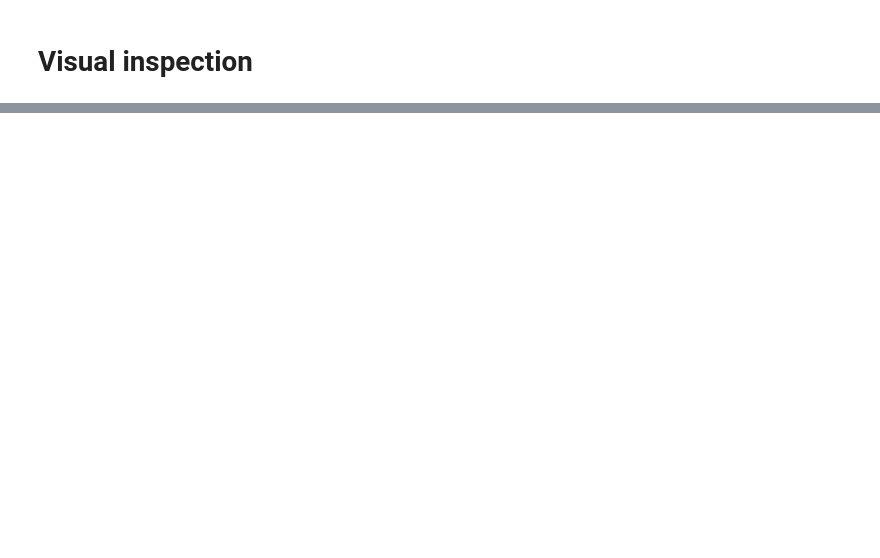
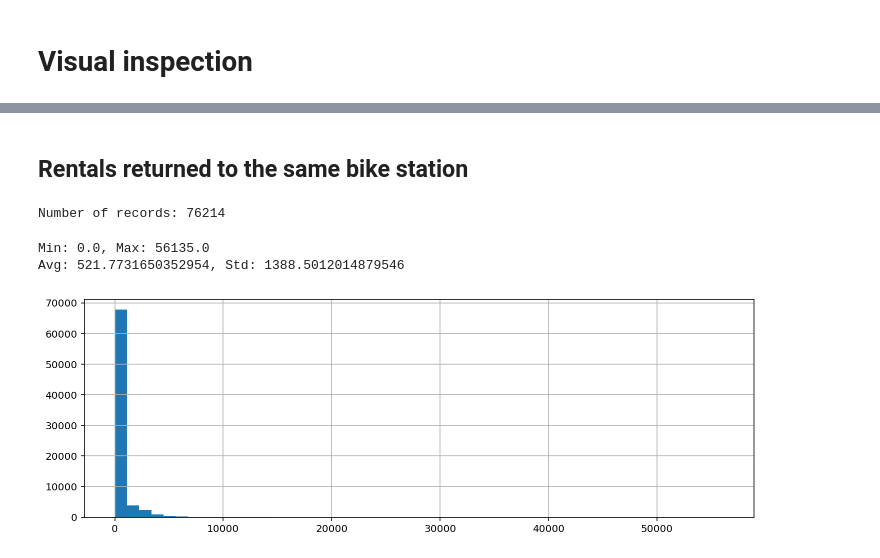
Before and after one commit to mariuszrokita/wroclawski-rower-miejski, a Jupyter notebook: bikerentals/notebooks/01-data-processing.ipynb, the cells around one changed output, grey strips where cells are left out. Drawn from its saved outputs; the diff is of its cells as text; code cells hidden in the pictures; blank space fills up the shorter version.

```diff
--- a/bikerentals/notebooks/01-data-processing.ipynb
+++ b/bikerentals/notebooks/01-data-processing.ipynb
@@ -88,0 +98,19 @@ bike_rentals_df.tail()
+# %% [markdown]
+## Rentals returned to the same bike station
+# %%
+idx = bike_rentals_df['Rental station'] == bike_rentals_df['Return station']
+print(f"Number of records: {bike_rentals_df.loc[idx, :].shape[0]}")
+# %% [output]
+Number of records: 76214
+# %%
+total_seconds = bike_rentals_df.loc[idx, 'Duration'].dt.total_seconds();
+
+print(f"Min: {total_seconds.min()}, Max: {total_seconds.max()}")
+print(f"Avg: {total_seconds.mean()}, Std: {total_seconds.std()}")
+# %% [output]
+Min: 0.0, Max: 56135.0
+Avg: 521.7731650352954, Std: 1388.5012014879546
+# %%
+total_seconds.hist(bins=50, figsize=(12, 4));
+# %% [output]
+[figure, added]
```
Also changed, not shown: parts of 7 cells of this notebook, 11 other files.
